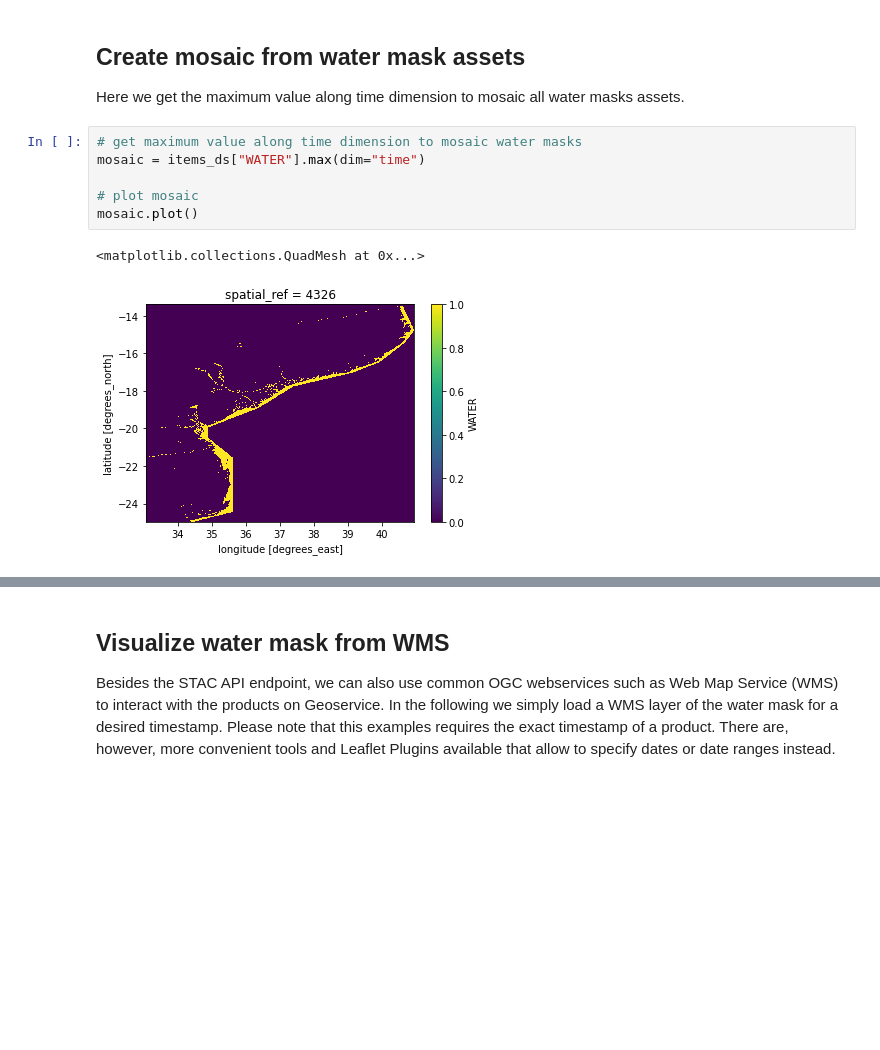
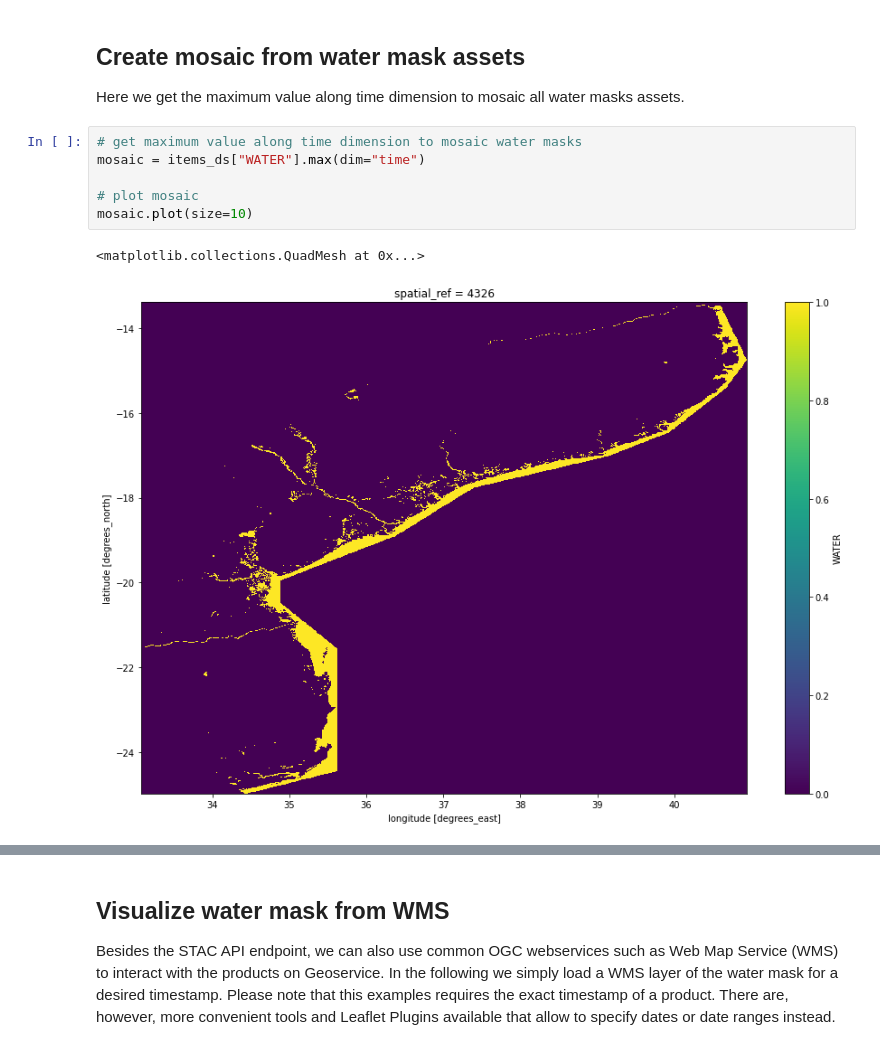
Before and after one commit to dlr-eoc/ukis-data-tutorials, a Jupyter notebook: water/access_data4human.ipynb, the cells around one changed output, grey strips where cells are left out. Saved outputs shown, nothing was run; the diff lists cells and outputs as text; blank space fills up the shorter version.

```diff
--- a/water/access_data4human.ipynb
+++ b/water/access_data4human.ipynb
@@ -139,9 +139,9 @@ Here we get the maximum value along time dimension to mosaic all water masks ass
 # %%
 # get maximum value along time dimension to mosaic water masks
 mosaic = items_ds["WATER"].max(dim="time")
 
 # plot mosaic
-mosaic.plot()
+mosaic.plot(size=10)
 # %% [output]
 <matplotlib.collections.QuadMesh at 0x...>
-[figure, old version]
+[figure, new version]
```
Also changed, not shown: parts of 5 cells of this notebook.
